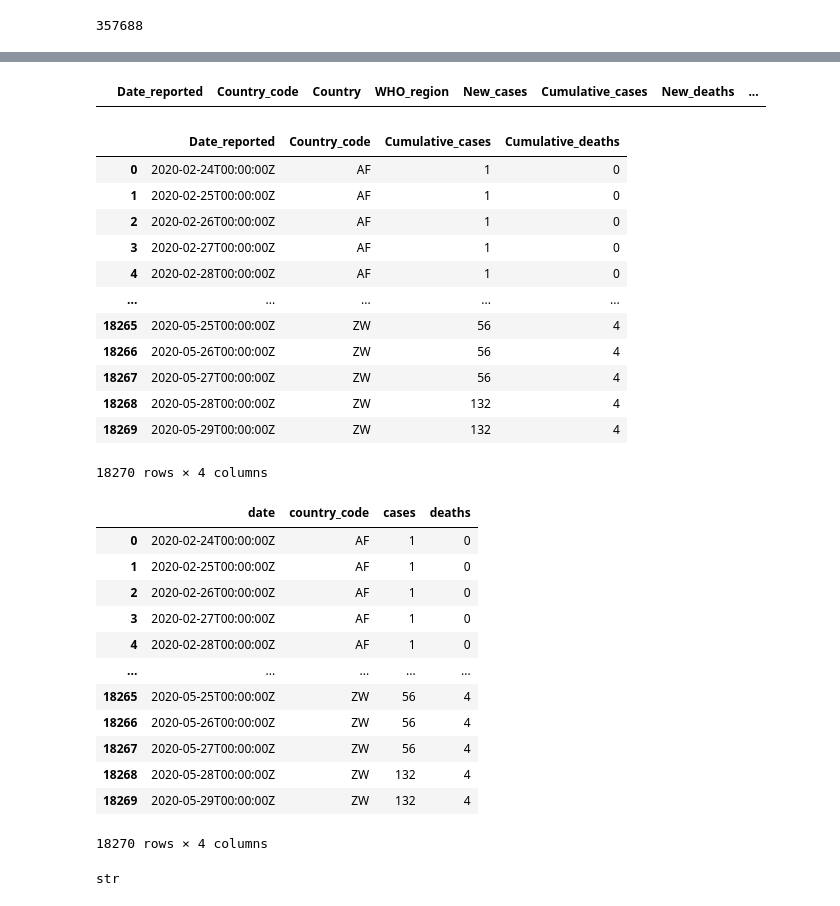
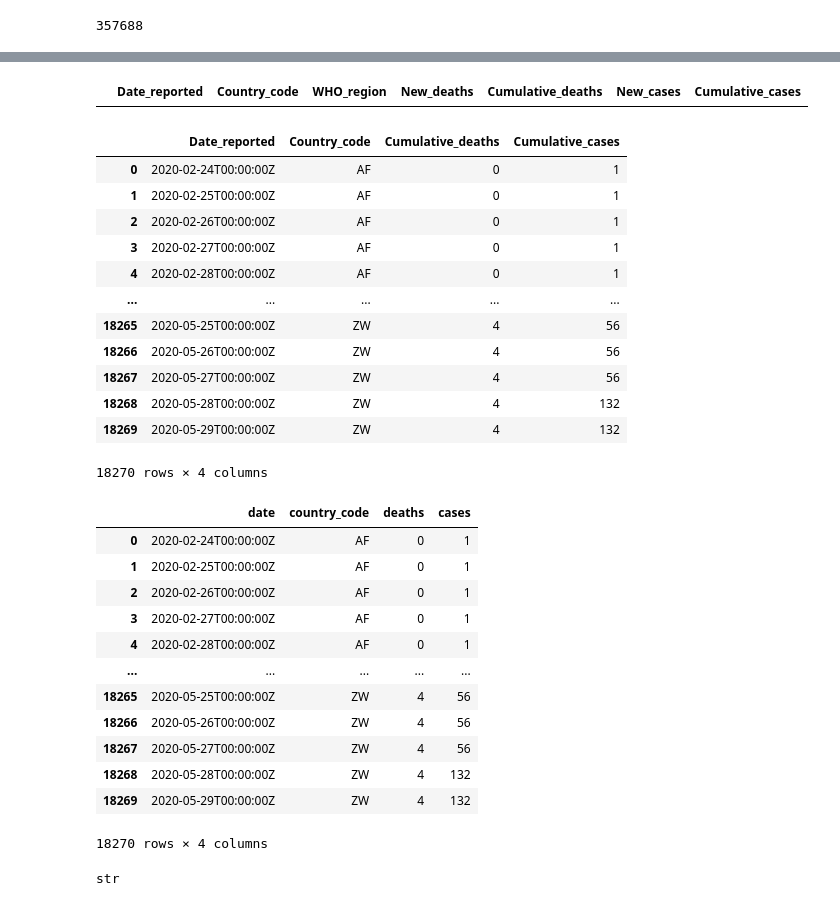
Before and after one commit to cybergis/wherecovid19_webapp, a Jupyter notebook: preprocessing/worldwide/world_layer_usingCountryID.ipynb, the cells around one changed output, grey strips where cells are left out. Cells and saved outputs as stored; diff of their text form; code cells hidden in the pictures.

Commit message:
Change to use WHO json file

```diff
--- a/preprocessing/worldwide/world_layer_usingCountryID.ipynb
+++ b/preprocessing/worldwide/world_layer_usingCountryID.ipynb
@@ -28,0 +16,8 @@ df_world_original
+# %%
+import json
+with open("global-covid19-who-gis.json") as f:
+    df_world = json.load(f)
+df_world_original = pd.DataFrame(df_world['rows'], columns = ['Date_reported','Country_code','WHO_region',
+                                                              'New_deaths','Cumulative_deaths','New_cases',
+                                                              'Cumulative_cases'])
+df_world_original
@@ -28,0 +38,6 @@ df_world_original
+# %%
+def time_conversion(in_time):
+    out_time = datetime.fromtimestamp(int(in_time)/1000,pytz.utc) # using the UTC timezone
+    return out_time.strftime("%Y-%m-%dT%H:%M:%SZ")
+df_world_original['Date_reported']=df_world_original['Date_reported'].apply(time_conversion)
+df_world_original
@@ -35,5 +64,5 @@ df_world_original[df_world_original['Date_reported']=='2020-05-29T00:00:00Z']['C
 # %% [output]
 357688
 # %%
-df_world_original.loc[df_world_original['Country']=='Namibia','Country_code'] = 'NA'
-df_world_original[df_world_original['Country']=='Namibia']
+# df_world_original.loc[df_world_original['Country']=='Namibia','Country_code'] = 'NA'
+# df_world_original[df_world_original['Country']=='Namibia']
@@ -54,41 +69,41 @@ df_world_original[df_world_original['Country']=='Namibia']
 # %%
 df_world_original[df_world_original['Country_code'].isna()==True]
 # %% [output]
-|  | Date_reported | Country_code | Country | WHO_region | New_cases | Cumulative_cases | New_deaths | ... |
+|  | Date_reported | Country_code | WHO_region | New_deaths | Cumulative_deaths | New_cases | Cumulative_cases |
 # %%
-df_world_original = df_world_original.drop(columns=['Country','WHO_region','New_cases','New_deaths'])
+df_world_original = df_world_original.drop(columns=['WHO_region','New_cases','New_deaths'])
 df_world_original
 # %% [output]
-|  | Date_reported | Country_code | Cumulative_cases | Cumulative_deaths |
-| 0 | 2020-02-24T00:00:00Z | AF | 1 | 0 |
-| 1 | 2020-02-25T00:00:00Z | AF | 1 | 0 |
-| 2 | 2020-02-26T00:00:00Z | AF | 1 | 0 |
-| 3 | 2020-02-27T00:00:00Z | AF | 1 | 0 |
-| 4 | 2020-02-28T00:00:00Z | AF | 1 | 0 |
+|  | Date_reported | Country_code | Cumulative_deaths | Cumulative_cases |
+| 0 | 2020-02-24T00:00:00Z | AF | 0 | 1 |
+| 1 | 2020-02-25T00:00:00Z | AF | 0 | 1 |
+| 2 | 2020-02-26T00:00:00Z | AF | 0 | 1 |
+| 3 | 2020-02-27T00:00:00Z | AF | 0 | 1 |
+| 4 | 2020-02-28T00:00:00Z | AF | 0 | 1 |
 | ... | ... | ... | ... | ... |
-| 18265 | 2020-05-25T00:00:00Z | ZW | 56 | 4 |
-| 18266 | 2020-05-26T00:00:00Z | ZW | 56 | 4 |
-| 18267 | 2020-05-27T00:00:00Z | ZW | 56 | 4 |
-| 18268 | 2020-05-28T00:00:00Z | ZW | 132 | 4 |
-| 18269 | 2020-05-29T00:00:00Z | ZW | 132 | 4 |
+| 18265 | 2020-05-25T00:00:00Z | ZW | 4 | 56 |
+| 18266 | 2020-05-26T00:00:00Z | ZW | 4 | 56 |
+| 18267 | 2020-05-27T00:00:00Z | ZW | 4 | 56 |
+| 18268 | 2020-05-28T00:00:00Z | ZW | 4 | 132 |
+| 18269 | 2020-05-29T00:00:00Z | ZW | 4 | 132 |
 18270 rows × 4 columns
 # %%
 df_world_original = df_world_original.rename(columns={"Date_reported": "date", "Country_code": "country_code",
                                                       "Cumulative_cases": "cases", "Cumulative_deaths": "deaths"})
 df_world_original
 # %% [output]
-|  | date | country_code | cases | deaths |
-| 0 | 2020-02-24T00:00:00Z | AF | 1 | 0 |
-| 1 | 2020-02-25T00:00:00Z | AF | 1 | 0 |
-| 2 | 2020-02-26T00:00:00Z | AF | 1 | 0 |
-| 3 | 2020-02-27T00:00:00Z | AF | 1 | 0 |
-| 4 | 2020-02-28T00:00:00Z | AF | 1 | 0 |
+|  | date | country_code | deaths | cases |
+| 0 | 2020-02-24T00:00:00Z | AF | 0 | 1 |
+| 1 | 2020-02-25T00:00:00Z | AF | 0 | 1 |
+| 2 | 2020-02-26T00:00:00Z | AF | 0 | 1 |
+| 3 | 2020-02-27T00:00:00Z | AF | 0 | 1 |
+| 4 | 2020-02-28T00:00:00Z | AF | 0 | 1 |
 | ... | ... | ... | ... | ... |
-| 18265 | 2020-05-25T00:00:00Z | ZW | 56 | 4 |
-| 18266 | 2020-05-26T00:00:00Z | ZW | 56 | 4 |
-| 18267 | 2020-05-27T00:00:00Z | ZW | 56 | 4 |
-| 18268 | 2020-05-28T00:00:00Z | ZW | 132 | 4 |
-| 18269 | 2020-05-29T00:00:00Z | ZW | 132 | 4 |
+| 18265 | 2020-05-25T00:00:00Z | ZW | 4 | 56 |
+| 18266 | 2020-05-26T00:00:00Z | ZW | 4 | 56 |
+| 18267 | 2020-05-27T00:00:00Z | ZW | 4 | 56 |
+| 18268 | 2020-05-28T00:00:00Z | ZW | 4 | 132 |
+| 18269 | 2020-05-29T00:00:00Z | ZW | 4 | 132 |
 18270 rows × 4 columns
 # %%
 type(df_world_original.loc[0,'date'])
```
Also changed, not shown: parts of 6 cells of this notebook, 1 other file.
